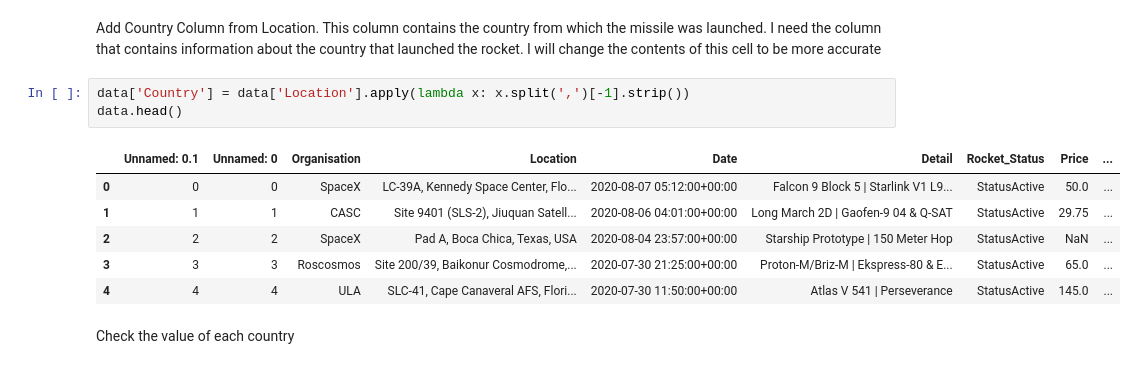
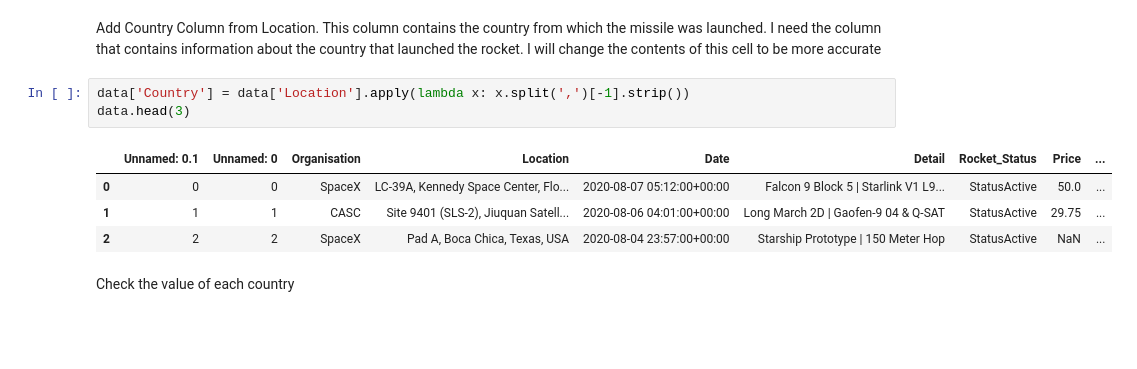
Before and after one commit to thaisangcr7/Space_Mission_Launches, a Jupyter notebook: P_SML.ipynb, the cells around one changed output. Drawn from its saved outputs; the diff is of its cells as text; blank space fills up the shorter version.

```diff
--- a/P_SML.ipynb
+++ b/P_SML.ipynb
@@ -105,14 +111,12 @@ data.head()
 Add Country Column from Location. This column contains the country from which the missile was launched. I need the column that contains information about the country that launched the rocket. I will change the contents of this cell to be more accurate
 # %%
 data['Country'] = data['Location'].apply(lambda x: x.split(',')[-1].strip())
-data.head()
+data.head(3)
 # %% [output]
 |  | Unnamed: 0.1 | Unnamed: 0 | Organisation | Location | Date | Detail | Rocket_Status | Price | ... |
 | 0 | 0 | 0 | SpaceX | LC-39A, Kennedy Space Center, Flo... | 2020-08-07 05:12:00+00:00 | Falcon 9 Block 5 | Starlink V1 L9... | StatusActive | 50.0 | ... |
 | 1 | 1 | 1 | CASC | Site 9401 (SLS-2), Jiuquan Satell... | 2020-08-06 04:01:00+00:00 | Long March 2D | Gaofen-9 04 & Q-SAT | StatusActive | 29.75 | ... |
 | 2 | 2 | 2 | SpaceX | Pad A, Boca Chica, Texas, USA | 2020-08-04 23:57:00+00:00 | Starship Prototype | 150 Meter Hop | StatusActive | NaN | ... |
-| 3 | 3 | 3 | Roscosmos | Site 200/39, Baikonur Cosmodrome,... | 2020-07-30 21:25:00+00:00 | Proton-M/Briz-M | Ekspress-80 & E... | StatusActive | 65.0 | ... |
-| 4 | 4 | 4 | ULA | SLC-41, Cape Canaveral AFS, Flori... | 2020-07-30 11:50:00+00:00 | Atlas V 541 | Perseverance | StatusActive | 145.0 | ... |
 # %% [markdown]
 Check the value of each country
 # %%
```
Also changed, not shown: parts of 13 cells of this notebook.
